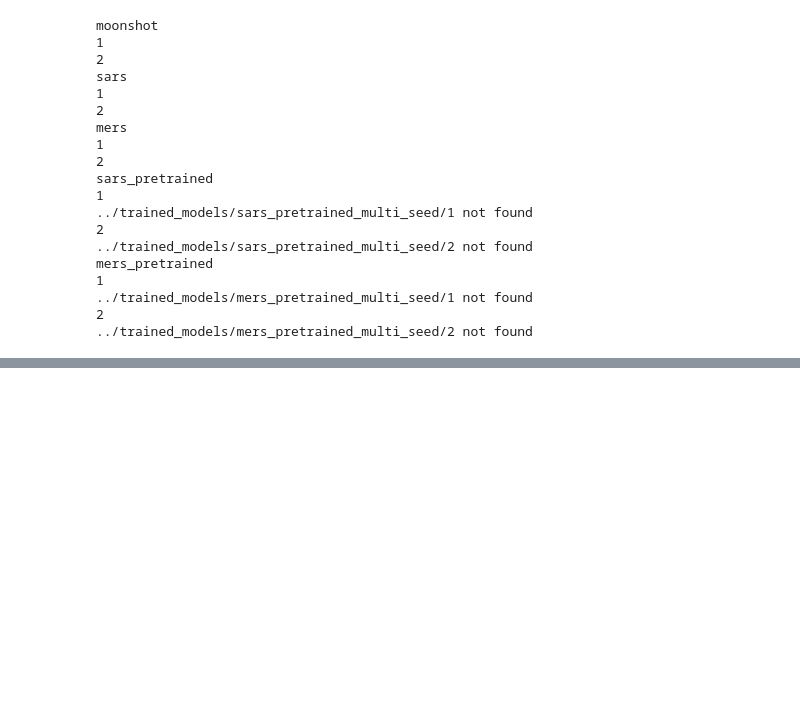
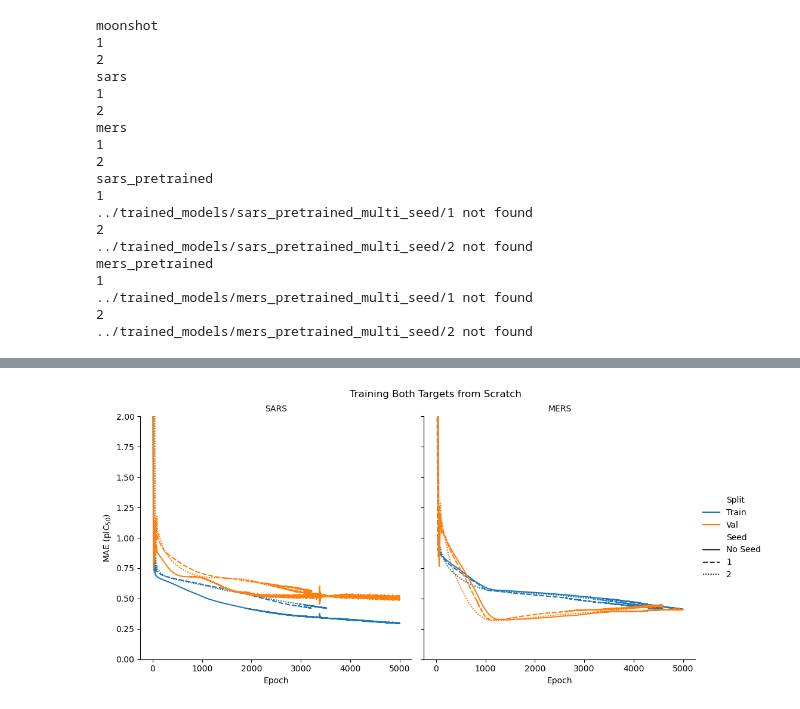
Before and after one commit to kaminow/asap-polaris-challenge-potency-2025, a Jupyter notebook: notebooks/training_curves_plots.ipynb, the cells around one changed output, grey strips where cells are left out. Cells and saved outputs as stored; diff of their text form; code cells hidden in the pictures; blank space fills up the shorter version.

Commit message:
Update figures and notebook.

```diff
--- a/notebooks/training_curves_plots.ipynb
+++ b/notebooks/training_curves_plots.ipynb
@@ -173,5 +173,19 @@ mers_pretrained No Seed 424 102
 | 12852 | val | 102 | ASAP-0031893 | 5.217477 | 5.26 | 0 | 0.001808 | mers_pretrained | Pretrained | MERS | ... |
 | 12853 | val | 102 | ASAP-0031894 | 5.321467 | 5.27 | 0 | 0.002649 | mers_pretrained | Pretrained | MERS | ... |
 12854 rows × 12 columns
+# %%
+pretraining_idx = epoch_plot_df["pretrained"] == "Pretraining Run"
+from_scratch_idx = epoch_plot_df["pretrained"] == "From Scratch"
+from_pretrained_idx = epoch_plot_df["pretrained"] == "Pretrained"
+
+best_epoch_pretraining_idx = best_epoch_compound_df["pretrained"] == "Pretraining Run"
+best_epoch_from_scratch_idx = best_epoch_compound_df["pretrained"] == "From Scratch"
+best_epoch_from_pretrained_idx = best_epoch_compound_df["pretrained"] == "Pretrained"
+mae_best_epoch_pretraining_idx = mae_best_epoch_compound_df["pretrained"] == "Pretraining Run"
+mae_best_epoch_from_scratch_idx = mae_best_epoch_compound_df["pretrained"] == "From Scratch"
+mae_best_epoch_from_pretrained_idx = mae_best_epoch_compound_df["pretrained"] == "Pretrained"
+
+val_idx = best_epoch_compound_df["Split"] == "Val"
+mae_val_idx = mae_best_epoch_compound_df["Split"] == "Val"
 # %%
 ax = sns.lineplot(
@@ -222,0 +238,24 @@ fg.savefig("../figures/training_loss_curves.png", dpi=200, bbox_inches="tight")
+# %%
+fg = sns.relplot(
+    epoch_plot_df.loc[from_scratch_idx, :],
+    x="epoch",
+    y="MAE",
+    col="Train Target",
+    col_order=["SARS", "MERS"],
+    style="Seed",
+    style_order=["No Seed", "1", "2"],
+    hue="Split",
+    hue_order=["Train", "Val"],
+    # dashes={"Train": "", "Val": (1, 4)},
+    facet_kws={"sharex": False},
+    kind="line",
+)
+
+fg.set(ylim=(0, 2))
+fg.set_titles("{col_name}")
+fg.set_axis_labels(y_var="MAE (pIC$_{50}$)", x_var="Epoch")
+fg.figure.suptitle("Training Both Targets from Scratch", y=1.02)
+
+fg.savefig("../figures/training_loss_curves.png", dpi=200, bbox_inches="tight")
+# %% [output]
+[figure, added]
```
Also changed, not shown: parts of 13 cells of this notebook, 11 other files.
